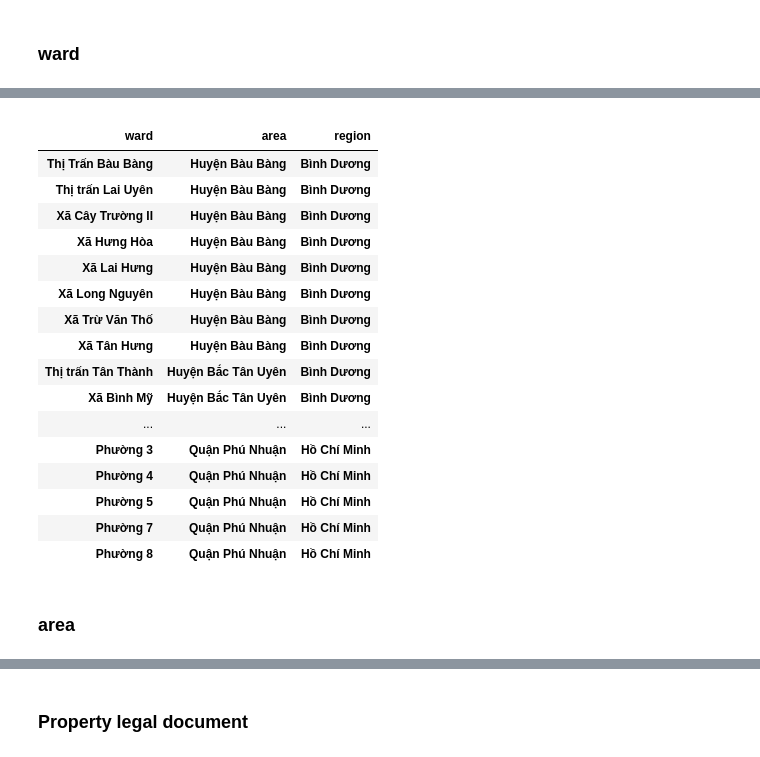
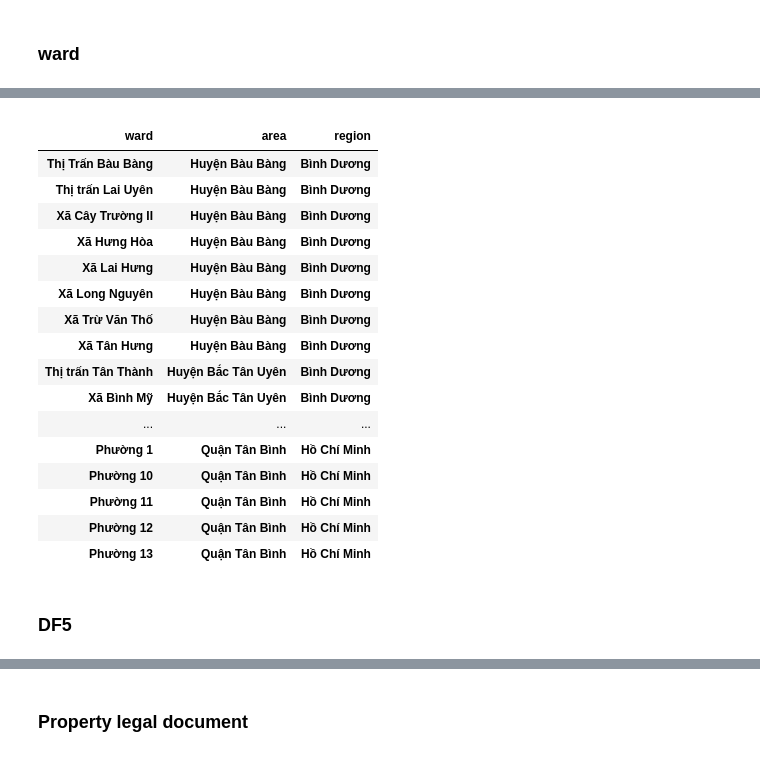
Before and after one commit to DaiVo20/-Real-Estate-Data-Analysis, a Jupyter notebook: EDA.ipynb, the cells around one changed output, grey strips where cells are left out. Saved outputs shown, nothing was run; the diff lists cells and outputs as text; code cells hidden in the pictures.

```diff
--- a/EDA.ipynb
+++ b/EDA.ipynb
@@ -167,2 +672,6 @@ price_mark
+# %%
+BDS_df4 = pd.read_csv('data version/BDS_df4.csv')
 # %% [markdown]
 ### ward
+# %%
+BDS_df5 = BDS_df4.copy()
@@ -169,3 +698,6 @@ price_mark
+# %%
+BDS_df5['ward'].replace(
+    {"xã Tân An Hội Xã Tân An Hội": "Xã Tân An Hội"}, inplace=True)
 # %%
 def replace_error_value(x):
     '''
@@ -190,4 +722,4 @@ def replace_error_value(x):
     return np.nan
 
 
-BDS_df['ward'] = BDS_df['ward'].apply(replace_error_value)
+BDS_df5['ward'] = BDS_df5['ward'].apply(replace_error_value)
@@ -197,23 +726,23 @@ BDS_df['ward'].replace(
 # %%
 region_cols = ['ward', 'area', 'region']
-BDS_df[region_cols].groupby(
+BDS_df5[region_cols].groupby(
     region_cols).all().sort_values(axis=0, by=['region', 'area'])
 # %% [output]
 |  |  |  |
 | ward | area | region |
 | Thị Trấn Bàu Bàng | Huyện Bàu Bàng | Bình Dương |
 | Thị trấn Lai Uyên | Huyện Bàu Bàng | Bình Dương |
 | Xã Cây Trường II | Huyện Bàu Bàng | Bình Dương |
 | Xã Hưng Hòa | Huyện Bàu Bàng | Bình Dương |
 | Xã Lai Hưng | Huyện Bàu Bàng | Bình Dương |
 | Xã Long Nguyên | Huyện Bàu Bàng | Bình Dương |
 | Xã Trừ Văn Thố | Huyện Bàu Bàng | Bình Dương |
 | Xã Tân Hưng | Huyện Bàu Bàng | Bình Dương |
 | Thị trấn Tân Thành | Huyện Bắc Tân Uyên | Bình Dương |
 | Xã Bình Mỹ | Huyện Bắc Tân Uyên | Bình Dương |
 | ... | ... | ... |
-| Phường 3 | Quận Phú Nhuận | Hồ Chí Minh |
-| Phường 4 | Quận Phú Nhuận | Hồ Chí Minh |
-| Phường 5 | Quận Phú Nhuận | Hồ Chí Minh |
-| Phường 7 | Quận Phú Nhuận | Hồ Chí Minh |
-| Phường 8 | Quận Phú Nhuận | Hồ Chí Minh |
+| Phường 1 | Quận Tân Bình | Hồ Chí Minh |
+| Phường 10 | Quận Tân Bình | Hồ Chí Minh |
+| Phường 11 | Quận Tân Bình | Hồ Chí Minh |
+| Phường 12 | Quận Tân Bình | Hồ Chí Minh |
+| Phường 13 | Quận Tân Bình | Hồ Chí Minh |
@@ -220,2 +751,2 @@ BDS_df[region_cols].groupby(
 # %% [markdown]
-### area
+### DF5
```
Also changed, not shown: parts of 189 cells of this notebook, 9 other files.
